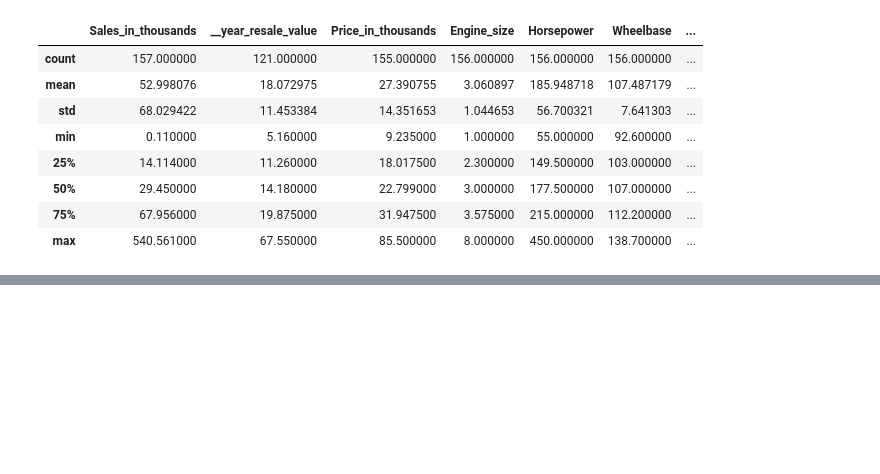
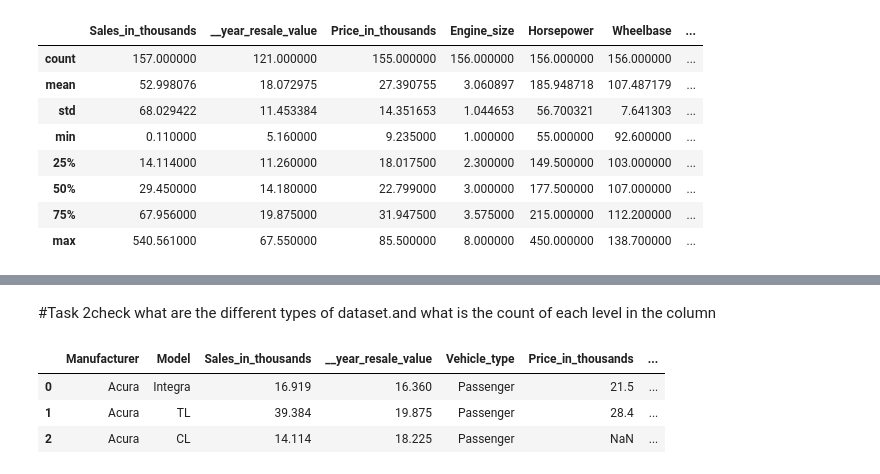
Before and after one commit to msandhiya07/carsales, a Jupyter notebook: car_salesdb.ipynb, the cells around one changed output, grey strips where cells are left out. Drawn from its saved outputs; the diff is of its cells as text; code cells hidden in the pictures; blank space fills up the shorter version.

```diff
--- a/car_salesdb.ipynb
+++ b/car_salesdb.ipynb
@@ -109,0 +104,10 @@ print(sorted_df)
+# %% [markdown]
+#Task 2check what are the different types of dataset.and what is the count of each level in the column
+# %%
+
+data.head(3)
+# %% [output]
+|  | Manufacturer | Model | Sales_in_thousands | __year_resale_value | Vehicle_type | Price_in_thousands | ... |
+| 0 | Acura | Integra | 16.919 | 16.360 | Passenger | 21.5 | ... |
+| 1 | Acura | TL | 39.384 | 19.875 | Passenger | 28.4 | ... |
+| 2 | Acura | CL | 14.114 | 18.225 | Passenger | NaN | ... |
```
Also changed, not shown: parts of 12 cells of this notebook.
